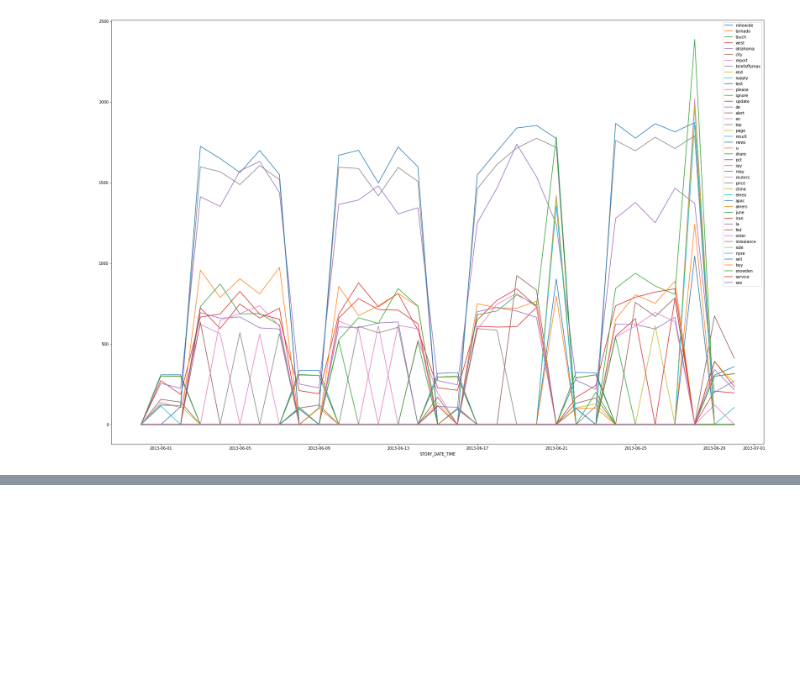
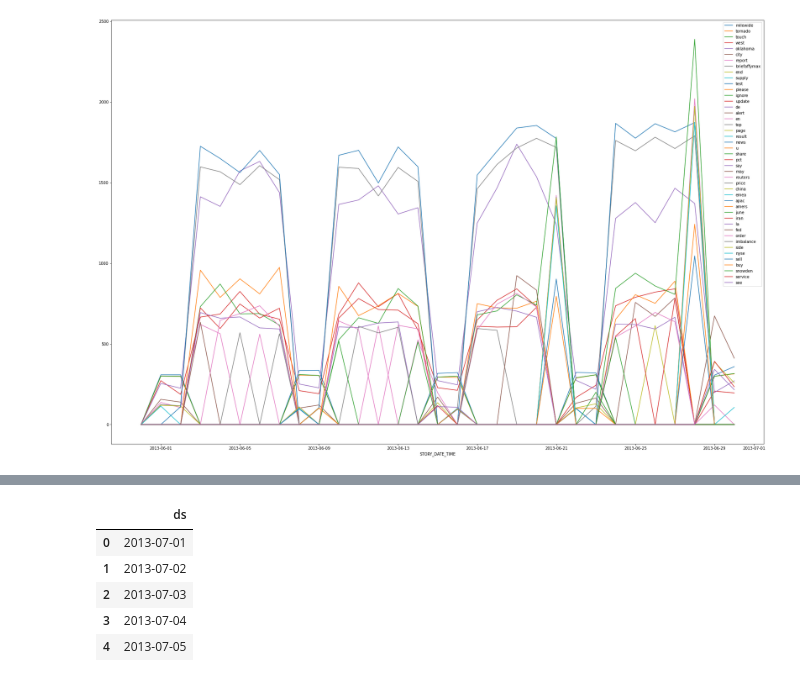
Before and after one commit to ThejakaSEP/TrendingWords, a Jupyter notebook: TrendingWords2.ipynb, the cells around one changed output, grey strips where cells are left out. Drawn from its saved outputs; the diff is of its cells as text; code cells hidden in the pictures; blank space fills up the shorter version.

```diff
--- a/TrendingWords2.ipynb
+++ b/TrendingWords2.ipynb
@@ -266,0 +298,9 @@ TypeError: unhashable type: 'Index'
+# %%
+future.head()
+# %% [output]
+|  | ds |
+| 0 | 2013-07-01 |
+| 1 | 2013-07-02 |
+| 2 | 2013-07-03 |
+| 3 | 2013-07-04 |
+| 4 | 2013-07-05 |
```
Also changed, not shown: parts of 12 cells of this notebook.
